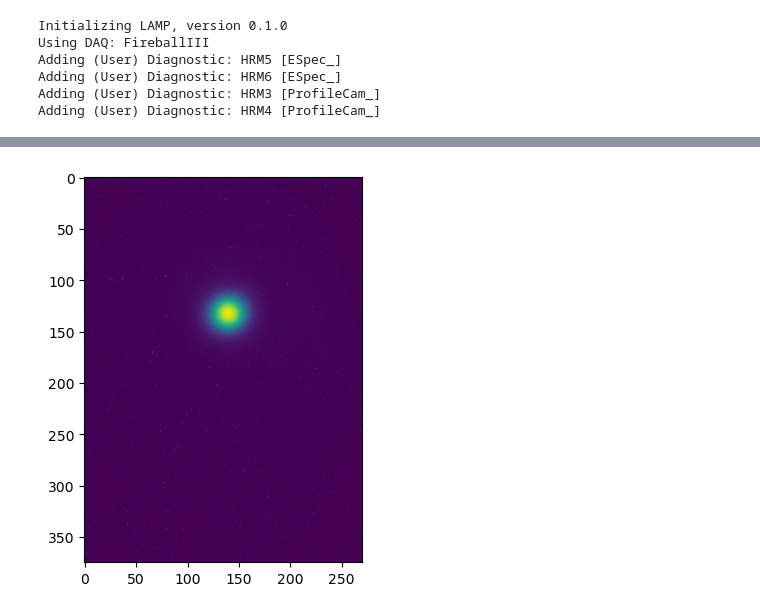
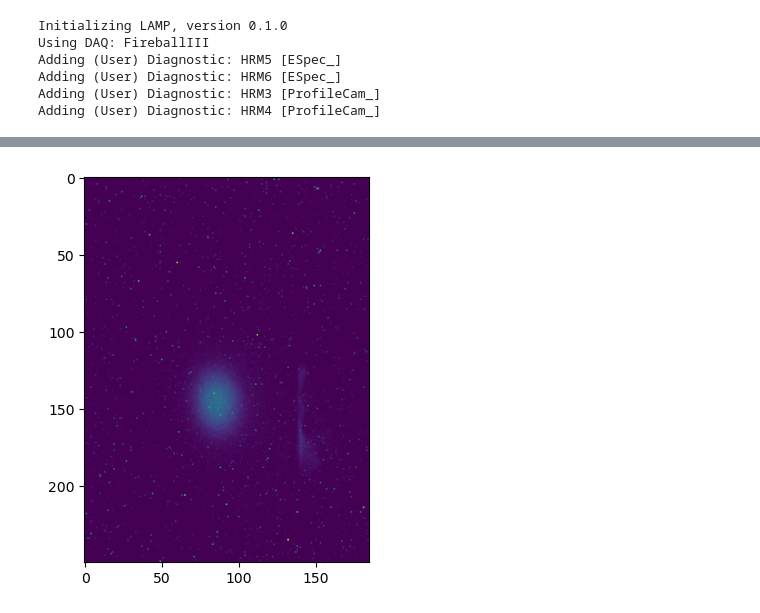
Before and after one commit to ELos385/Fireball_III_analysis, a Jupyter notebook: scripts/profile_cams/profile_cams_test.ipynb, the cells around one changed output, grey strips where cells are left out. Cells and saved outputs as stored; diff of their text form; code cells hidden in the pictures.

```diff
--- a/scripts/profile_cams/profile_cams_test.ipynb
+++ b/scripts/profile_cams/profile_cams_test.ipynb
@@ -16,5 +17,8 @@ Adding (User) Diagnostic: HRM6 [ESpec_]
 Adding (User) Diagnostic: HRM3 [ProfileCam_]
 Adding (User) Diagnostic: HRM4 [ProfileCam_]
 # %%
+HRM3 = ex.get_diagnostic('HRM3')
 HRM4 = ex.get_diagnostic('HRM4')
-device="HRM4"
+# device="HRM4"
+
+shot_dict = {'shot': [1749119460135000]}
@@ -21,13 +37,15 @@ device="HRM4"
 # %%
-shot_dict = {'shot': [1749118053]}
+shot_dict = {'shot': [1749119196135000]}
+# shot_dict = {'shot': [1749118053]}
 
-img, x, y = HRM4.get_proc_shot(shot_dict)
+# img, x, y = HRM3.get_proc_shot(shot_dict, calib_id = "HRM3_calib.toml")
+img, x, y = HRM3.get_proc_shot(shot_dict, calib_id = "HRM3_calib.toml")
 
 fig,ax = plt.subplots(figsize=(5,5))
 ax.imshow(img)
 plt.show()
 # %% [output]
-[figure, old version]
+[figure, new version]
 # %%
 shot_dict = {'shot': [1749118053]}
 
```
Also changed, not shown: parts of 3 cells of this notebook, 5 other files.
